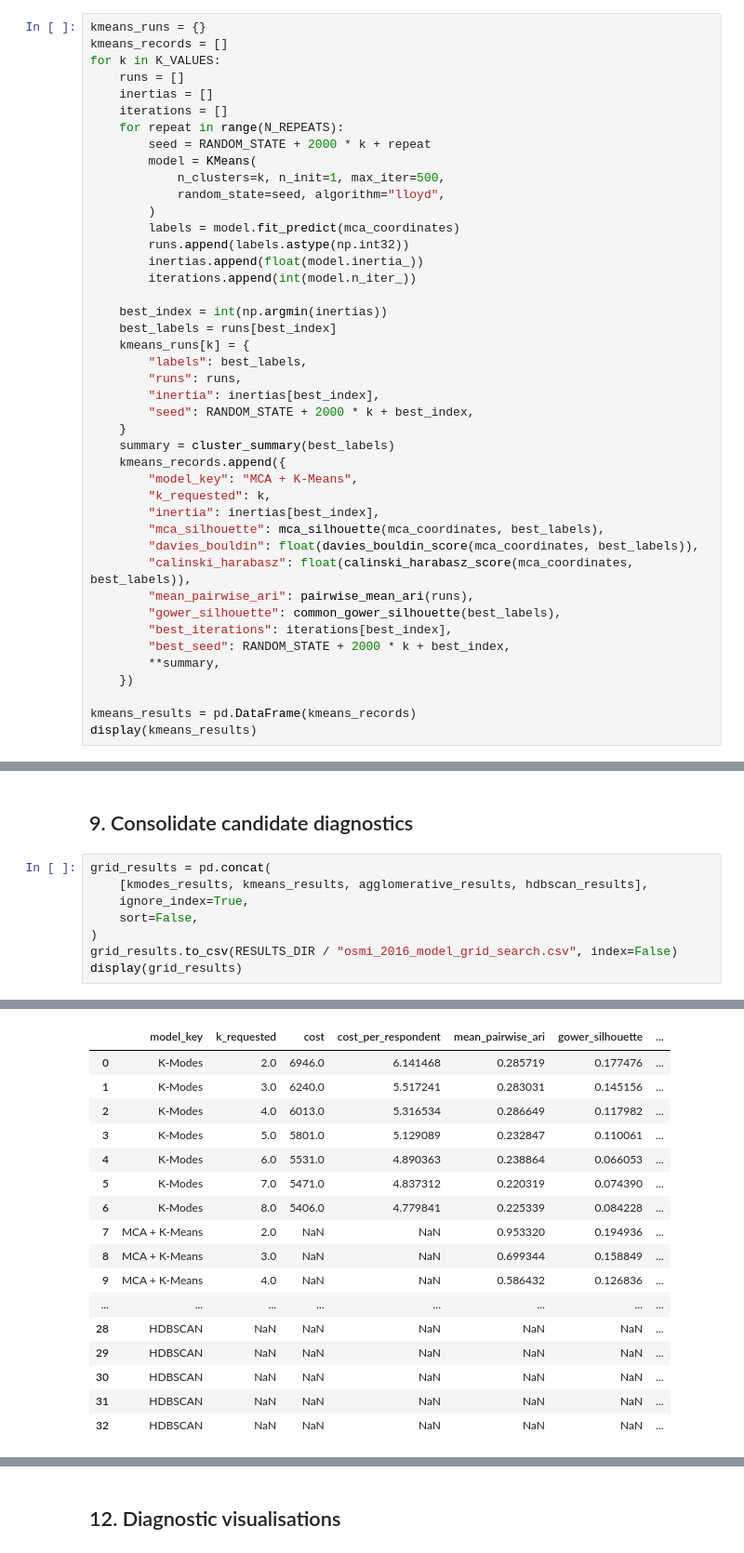
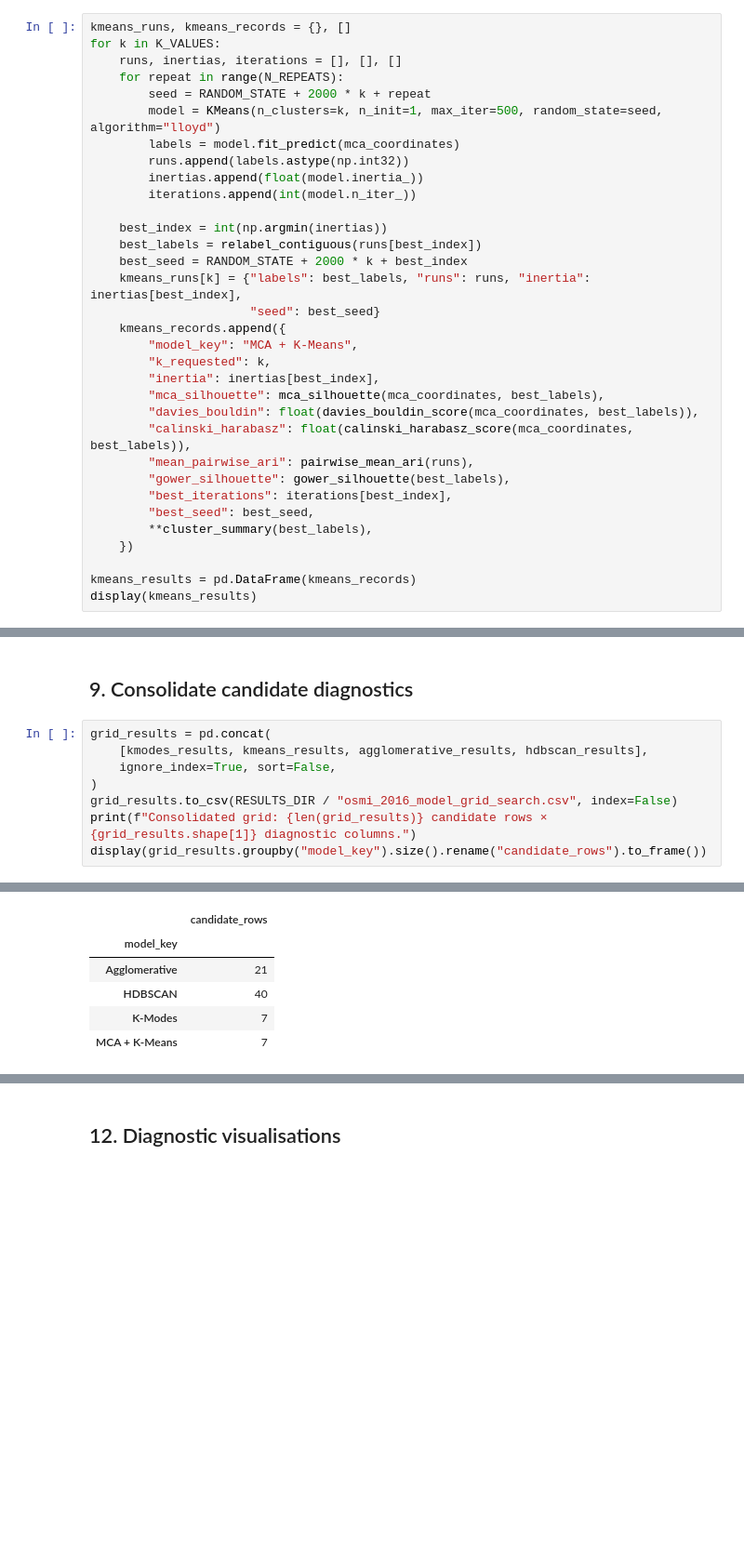
Before and after one commit to CyrilCele/osmi-mental-health-data-clustering, a Jupyter notebook: notebooks/03_data_modelling.ipynb, the cells around one changed output, grey strips where cells are left out. Shown at 93% size. Cells and saved outputs as stored; diff of their text form; blank space fills up the shorter version.

Commit message:
feat(data modelling): finalize data modelling

```diff
--- a/notebooks/03_data_modelling.ipynb
+++ b/notebooks/03_data_modelling.ipynb
@@ -379,30 +555,20 @@ display(kmodes_results)
 # %%
-kmeans_runs = {}
-kmeans_records = []
+kmeans_runs, kmeans_records = {}, []
 for k in K_VALUES:
-    runs = []
-    inertias = []
-    iterations = []
+    runs, inertias, iterations = [], [], []
     for repeat in range(N_REPEATS):
         seed = RANDOM_STATE + 2000 * k + repeat
-        model = KMeans(
-            n_clusters=k, n_init=1, max_iter=500,
-            random_state=seed, algorithm="lloyd",
-        )
+        model = KMeans(n_clusters=k, n_init=1, max_iter=500, random_state=seed, algorithm="lloyd")
         labels = model.fit_predict(mca_coordinates)
         runs.append(labels.astype(np.int32))
         inertias.append(float(model.inertia_))
         iterations.append(int(model.n_iter_))
 
     best_index = int(np.argmin(inertias))
-    best_labels = runs[best_index]
-    kmeans_runs[k] = {
-        "labels": best_labels,
-        "runs": runs,
-        "inertia": inertias[best_index],
-        "seed": RANDOM_STATE + 2000 * k + best_index,
-    }
-    summary = cluster_summary(best_labels)
+    best_labels = relabel_contiguous(runs[best_index])
+    best_seed = RANDOM_STATE + 2000 * k + best_index
+    kmeans_runs[k] = {"labels": best_labels, "runs": runs, "inertia": inertias[best_index],
+                      "seed": best_seed}
     kmeans_records.append({
         "model_key": "MCA + K-Means",
         "k_requested": k,
@@ -411,10 +577,10 @@ for k in K_VALUES:
         "davies_bouldin": float(davies_bouldin_score(mca_coordinates, best_labels)),
         "calinski_harabasz": float(calinski_harabasz_score(mca_coordinates, best_labels)),
         "mean_pairwise_ari": pairwise_mean_ari(runs),
-        "gower_silhouette": common_gower_silhouette(best_labels),
+        "gower_silhouette": gower_silhouette(best_labels),
         "best_iterations": iterations[best_index],
-        "best_seed": RANDOM_STATE + 2000 * k + best_index,
-        **summary,
+        "best_seed": best_seed,
+        **cluster_summary(best_labels),
     })
 
 kmeans_results = pd.DataFrame(kmeans_records)
@@ -605,9 +760,9 @@ if hdbscan_results.empty:
 # %%
 grid_results = pd.concat(
     [kmodes_results, kmeans_results, agglomerative_results, hdbscan_results],
-    ignore_index=True,
-    sort=False,
+    ignore_index=True, sort=False,
 )
 grid_results.to_csv(RESULTS_DIR / "osmi_2016_model_grid_search.csv", index=False)
-display(grid_results)
+print(f"Consolidated grid: {len(grid_results)} candidate rows × {grid_results.shape[1]} diagnostic columns.")
+display(grid_results.groupby("model_key").size().rename("candidate_rows").to_frame())
 # %% [output]
@@ -614,17 +770,6 @@ display(grid_results)
-|  | model_key | k_requested | cost | cost_per_respondent | mean_pairwise_ari | gower_silhouette | ... |
-| 0 | K-Modes | 2.0 | 6946.0 | 6.141468 | 0.285719 | 0.177476 | ... |
-| 1 | K-Modes | 3.0 | 6240.0 | 5.517241 | 0.283031 | 0.145156 | ... |
-| 2 | K-Modes | 4.0 | 6013.0 | 5.316534 | 0.286649 | 0.117982 | ... |
-| 3 | K-Modes | 5.0 | 5801.0 | 5.129089 | 0.232847 | 0.110061 | ... |
-| 4 | K-Modes | 6.0 | 5531.0 | 4.890363 | 0.238864 | 0.066053 | ... |
-| 5 | K-Modes | 7.0 | 5471.0 | 4.837312 | 0.220319 | 0.074390 | ... |
-| 6 | K-Modes | 8.0 | 5406.0 | 4.779841 | 0.225339 | 0.084228 | ... |
-| 7 | MCA + K-Means | 2.0 | NaN | NaN | 0.953320 | 0.194936 | ... |
-| 8 | MCA + K-Means | 3.0 | NaN | NaN | 0.699344 | 0.158849 | ... |
-| 9 | MCA + K-Means | 4.0 | NaN | NaN | 0.586432 | 0.126836 | ... |
-| ... | ... | ... | ... | ... | ... | ... | ... |
-| 28 | HDBSCAN | NaN | NaN | NaN | NaN | NaN | ... |
-| 29 | HDBSCAN | NaN | NaN | NaN | NaN | NaN | ... |
-| 30 | HDBSCAN | NaN | NaN | NaN | NaN | NaN | ... |
-| 31 | HDBSCAN | NaN | NaN | NaN | NaN | NaN | ... |
-| 32 | HDBSCAN | NaN | NaN | NaN | NaN | NaN | ... |
+|  | candidate_rows |
+| model_key |  |
+| Agglomerative | 21 |
+| HDBSCAN | 40 |
+| K-Modes | 7 |
+| MCA + K-Means | 7 |
```
Also changed, not shown: parts of 42 cells of this notebook, 14 other files.
